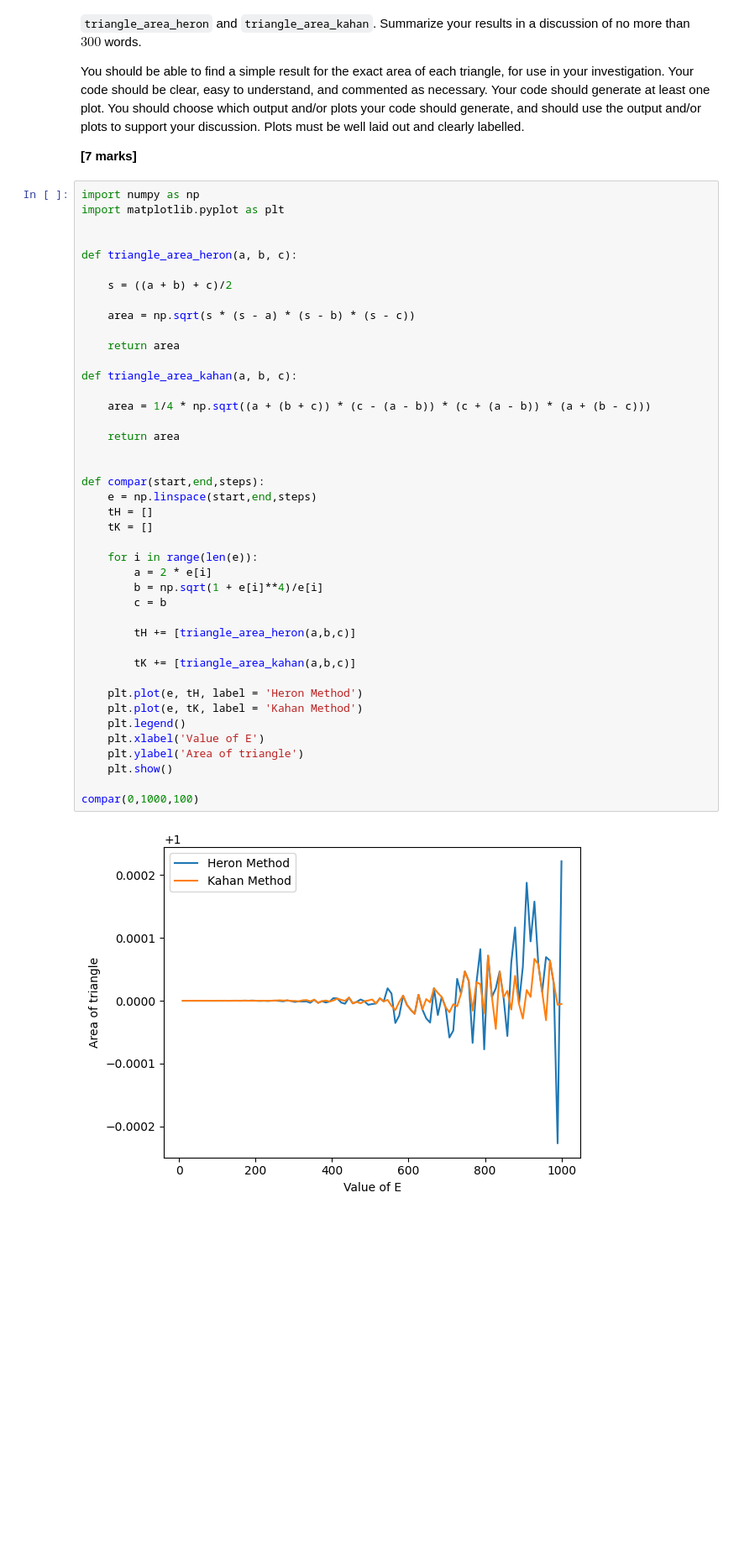
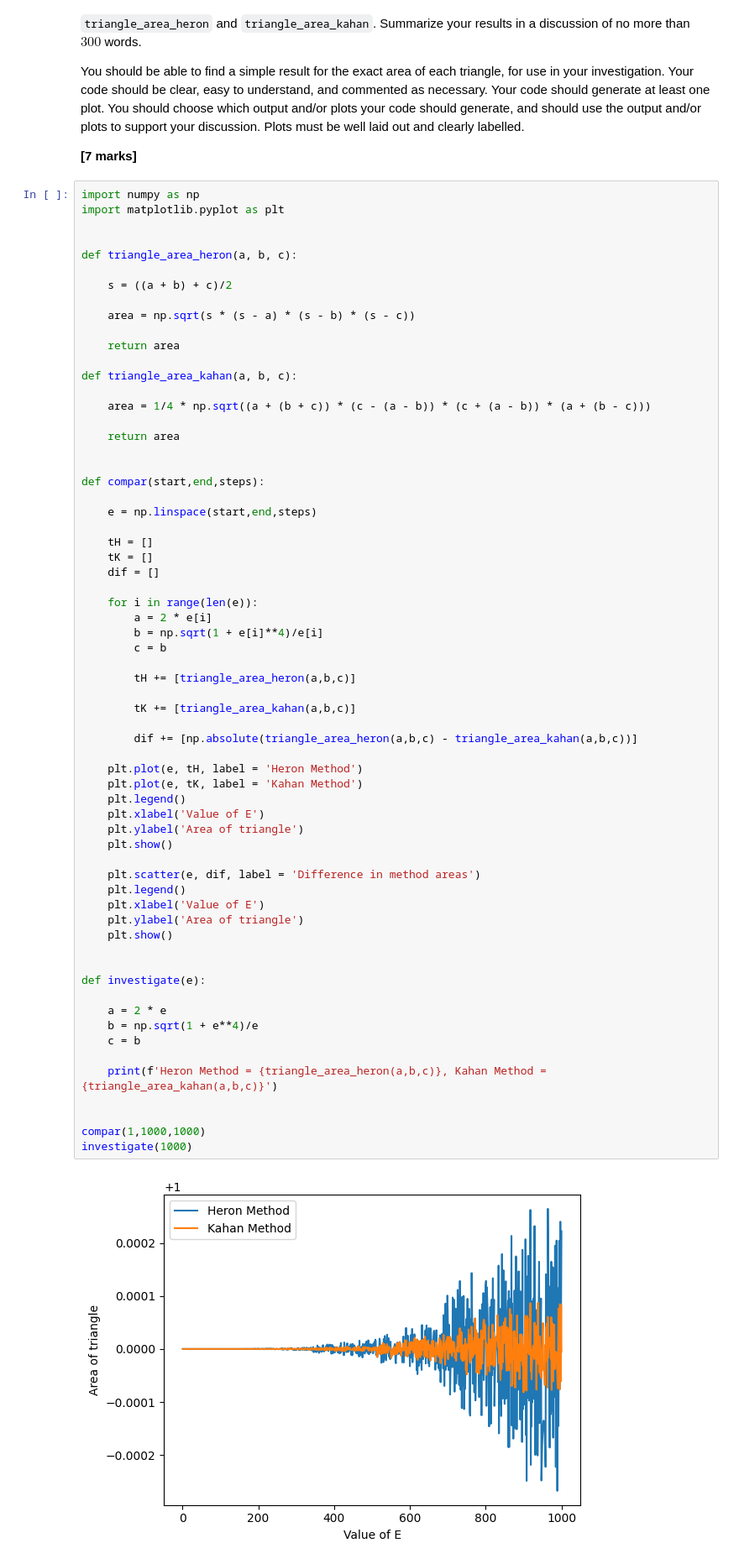
Before and after one commit to Finnmc3/A1, a Jupyter notebook: A1.ipynb, the cells around one changed output. Shown at 84% size. Drawn from its saved outputs; the diff is of its cells as text; blank space fills up the shorter version.

```diff
--- a/A1.ipynb
+++ b/A1.ipynb
@@ -137,32 +137,54 @@ def triangle_area_heron(a, b, c):
 
 def triangle_area_kahan(a, b, c):
 
     area = 1/4 * np.sqrt((a + (b + c)) * (c - (a - b)) * (c + (a - b)) * (a + (b - c)))
 
     return area
 
 
 def compar(start,end,steps):
+
     e = np.linspace(start,end,steps)
+
     tH = []
     tK = []
+    dif = []
 
     for i in range(len(e)):
         a = 2 * e[i]
         b = np.sqrt(1 + e[i]**4)/e[i]
         c = b
 
         tH += [triangle_area_heron(a,b,c)]
 
         tK += [triangle_area_kahan(a,b,c)]
 
+        dif += [np.absolute(triangle_area_heron(a,b,c) - triangle_area_kahan(a,b,c))]
+
     plt.plot(e, tH, label = 'Heron Method')
     plt.plot(e, tK, label = 'Kahan Method')
     plt.legend()
     plt.xlabel('Value of E')
     plt.ylabel('Area of triangle')
     plt.show()
 
-compar(0,1000,100)
+    plt.scatter(e, dif, label = 'Difference in method areas')
+    plt.legend()
+    plt.xlabel('Value of E')
+    plt.ylabel('Area of triangle')
+    plt.show()
+
+
+def investigate(e):
+
+    a = 2 * e
+    b = np.sqrt(1 + e**4)/e
+    c = b
+
+    print(f'Heron Method = {triangle_area_heron(a,b,c)}, Kahan Method = {triangle_area_kahan(a,b,c)}')
+
+
+compar(1,1000,1000)
+investigate(1000)
 # %% [output]
-[figure, old version]
+[figure, new version]
```
Also changed, not shown: parts of 8 cells of this notebook.
